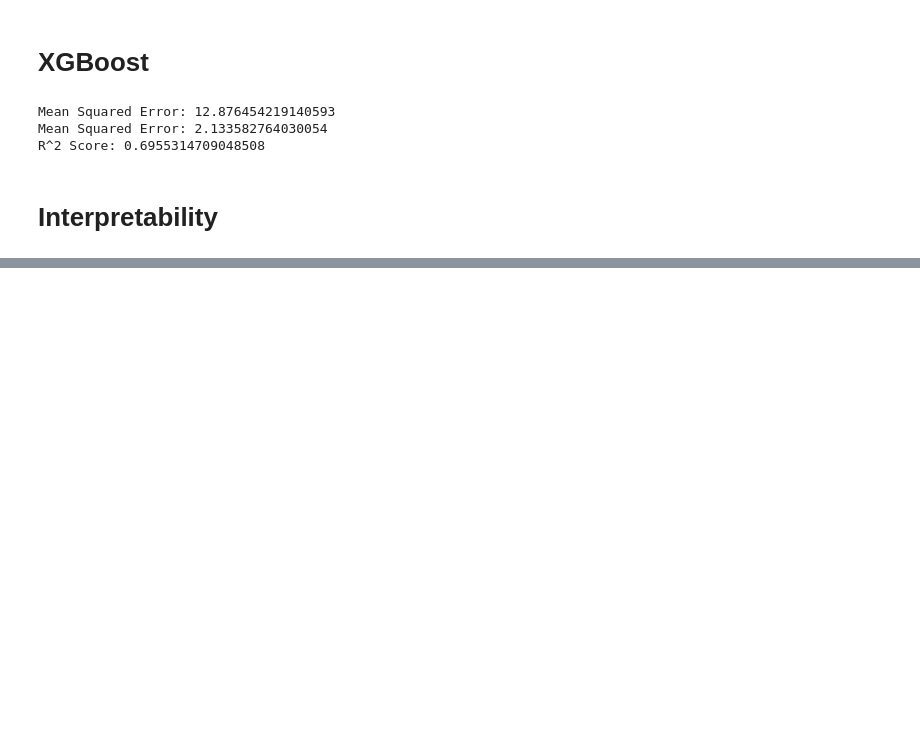
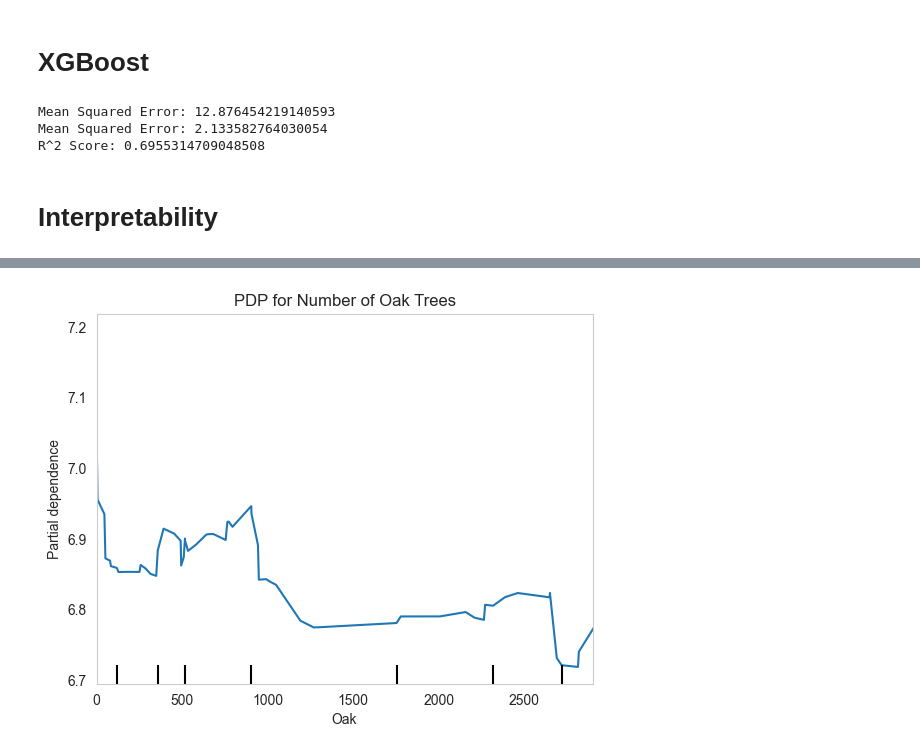
Before and after one commit to AsmitC/Austin_Trees, a Jupyter notebook: interpretability_tree_types.ipynb, the cells around one changed output, grey strips where cells are left out. Cells and saved outputs as stored; diff of their text form; code cells hidden in the pictures; blank space fills up the shorter version.

```diff
--- a/interpretability_tree_types.ipynb
+++ b/interpretability_tree_types.ipynb
@@ -252,0 +331,19 @@ for (n, m), shap_values in zip(models, shap_values_list):
+# %%
+from sklearn.inspection import PartialDependenceDisplay
+import matplotlib.pyplot as plt
+
+# Plot the PDP
+PartialDependenceDisplay.from_estimator(best_xgb, X, ['Oak'], kind='average')
+plt.title('PDP for Number of Oak Trees')
+
+# Crop the x-axis
+plt.xlim(0, 2900)
+
+plt.grid(False)
+
+plt.savefig(f'./plots/pdp_Oak.png', dpi=300, bbox_inches='tight')
+
+# Show the plot
+plt.show()
+# %% [output]
+[figure, added]
```
Also changed, not shown: parts of 5 cells of this notebook, 9 other files.
